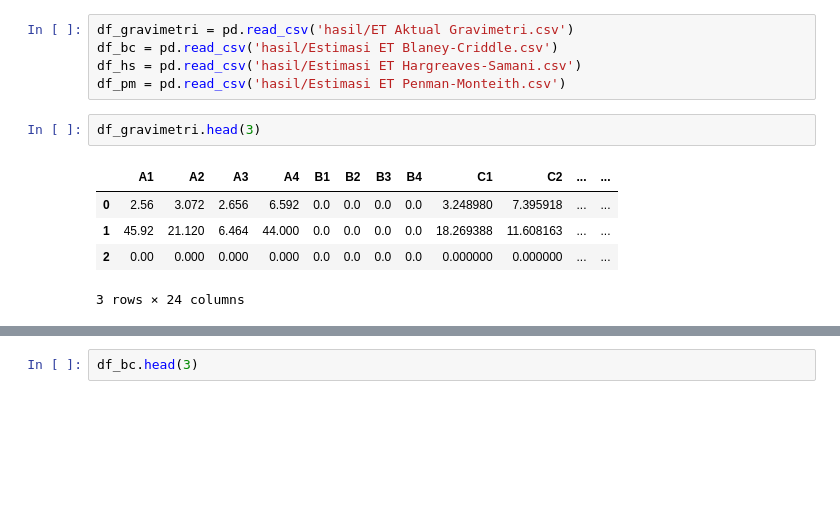
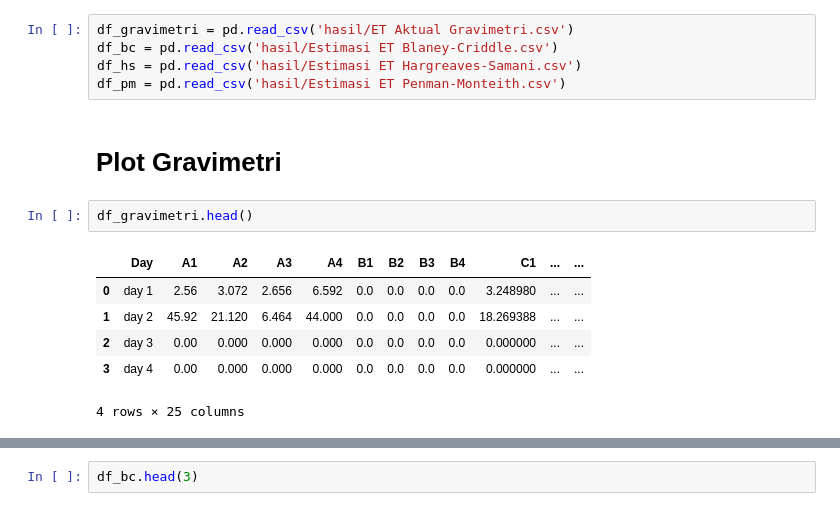
Before and after one commit to rafiachmadfr/Evapotranspiration-Analysis, a Jupyter notebook: 03. Data Analysis.ipynb, the cells around one changed output, grey strips where cells are left out. Saved outputs shown, nothing was run; the diff lists cells and outputs as text; blank space fills up the shorter version.

```diff
--- a/03. Data Analysis.ipynb
+++ b/03. Data Analysis.ipynb
@@ -8,11 +15,14 @@ df_gravimetri = pd.read_csv('hasil/ET Aktual Gravimetri.csv')
 df_bc = pd.read_csv('hasil/Estimasi ET Blaney-Criddle.csv')
 df_hs = pd.read_csv('hasil/Estimasi ET Hargreaves-Samani.csv')
 df_pm = pd.read_csv('hasil/Estimasi ET Penman-Monteith.csv')
+# %% [markdown]
+# Plot Gravimetri
 # %%
-df_gravimetri.head(3)
+df_gravimetri.head()
 # %% [output]
-|  | A1 | A2 | A3 | A4 | B1 | B2 | B3 | B4 | C1 | C2 | ... | ... |
-| 0 | 2.56 | 3.072 | 2.656 | 6.592 | 0.0 | 0.0 | 0.0 | 0.0 | 3.248980 | 7.395918 | ... | ... |
-| 1 | 45.92 | 21.120 | 6.464 | 44.000 | 0.0 | 0.0 | 0.0 | 0.0 | 18.269388 | 11.608163 | ... | ... |
-| 2 | 0.00 | 0.000 | 0.000 | 0.000 | 0.0 | 0.0 | 0.0 | 0.0 | 0.000000 | 0.000000 | ... | ... |
+|  | Day | A1 | A2 | A3 | A4 | B1 | B2 | B3 | B4 | C1 | ... | ... |
+| 0 | day 1 | 2.56 | 3.072 | 2.656 | 6.592 | 0.0 | 0.0 | 0.0 | 0.0 | 3.248980 | ... | ... |
+| 1 | day 2 | 45.92 | 21.120 | 6.464 | 44.000 | 0.0 | 0.0 | 0.0 | 0.0 | 18.269388 | ... | ... |
+| 2 | day 3 | 0.00 | 0.000 | 0.000 | 0.000 | 0.0 | 0.0 | 0.0 | 0.0 | 0.000000 | ... | ... |
+| 3 | day 4 | 0.00 | 0.000 | 0.000 | 0.000 | 0.0 | 0.0 | 0.0 | 0.0 | 0.000000 | ... | ... |
-3 rows × 24 columns
+4 rows × 25 columns
```
Also changed, not shown: parts of 20 cells of this notebook, 2 other files.
